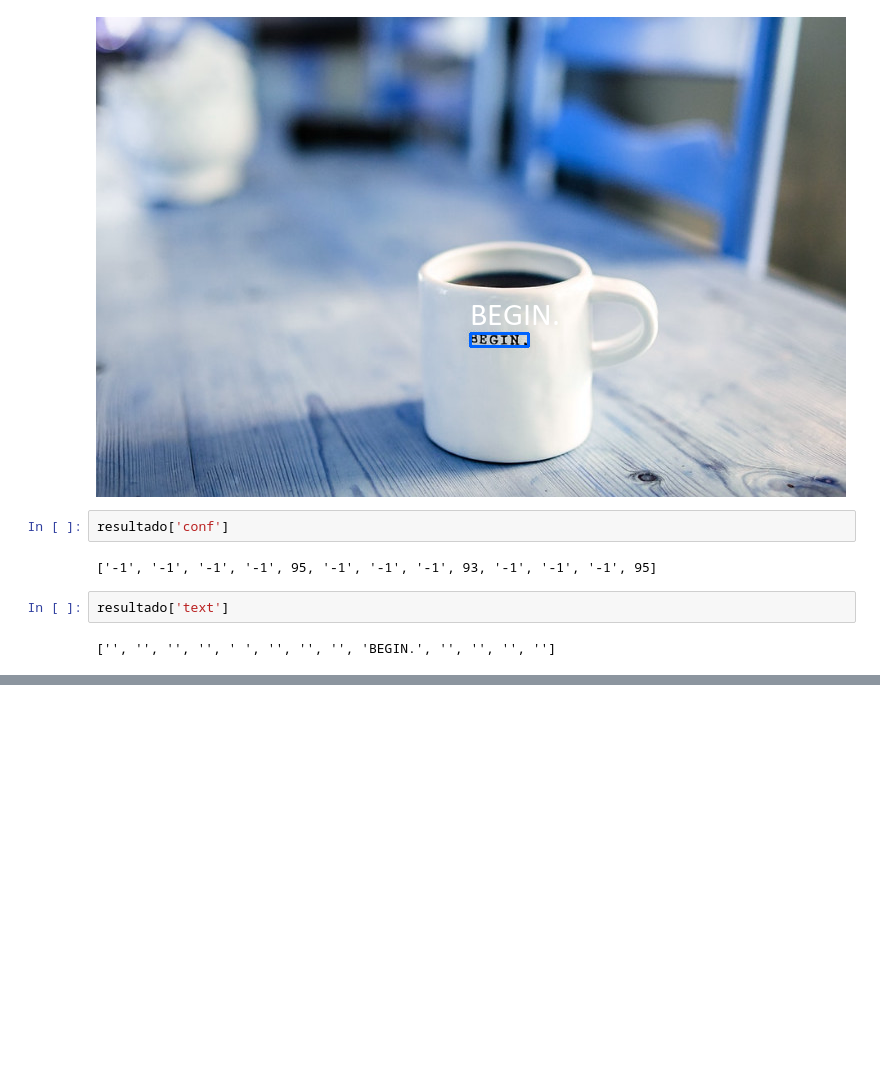
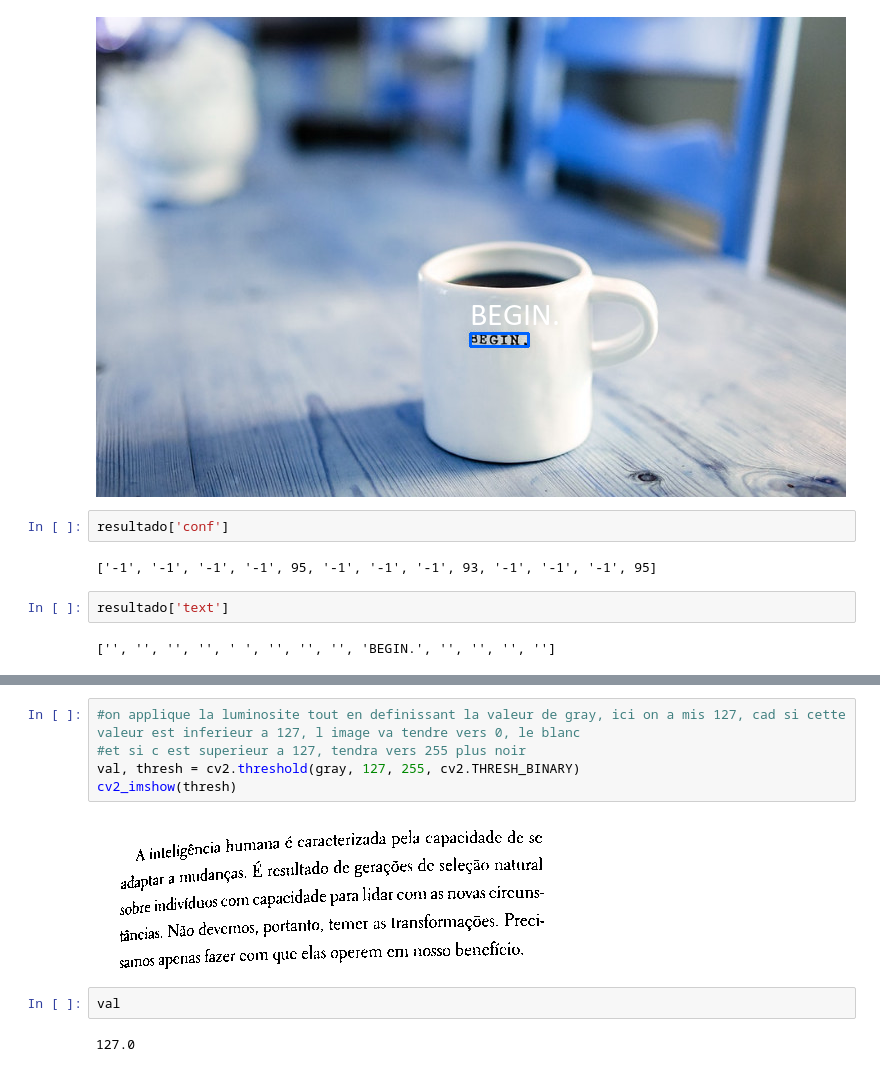
Before and after one commit to FelixEbenezer/ML_Reconnaissance_Texte_OCR, a Jupyter notebook: ML_OCR.ipynb, the cells around one changed output, grey strips where cells are left out. Cells and saved outputs as stored; diff of their text form; blank space fills up the shorter version.

```diff
--- a/ML_OCR.ipynb
+++ b/ML_OCR.ipynb
@@ -451,0 +495,11 @@ resultado['text']
+# %%
+#on applique la luminosite tout en definissant la valeur de gray, ici on a mis 127, cad si cette valeur est inferieur a 127, l image va tendre vers 0, le blanc
+#et si c est superieur a 127, tendra vers 255 plus noir
+val, thresh = cv2.threshold(gray, 127, 255, cv2.THRESH_BINARY)
+cv2_imshow(thresh)
+# %% [output]
+[figure, added]
+# %%
+val
+# %% [output]
+127.0
```
Also changed, not shown: parts of 79 cells of this notebook.
